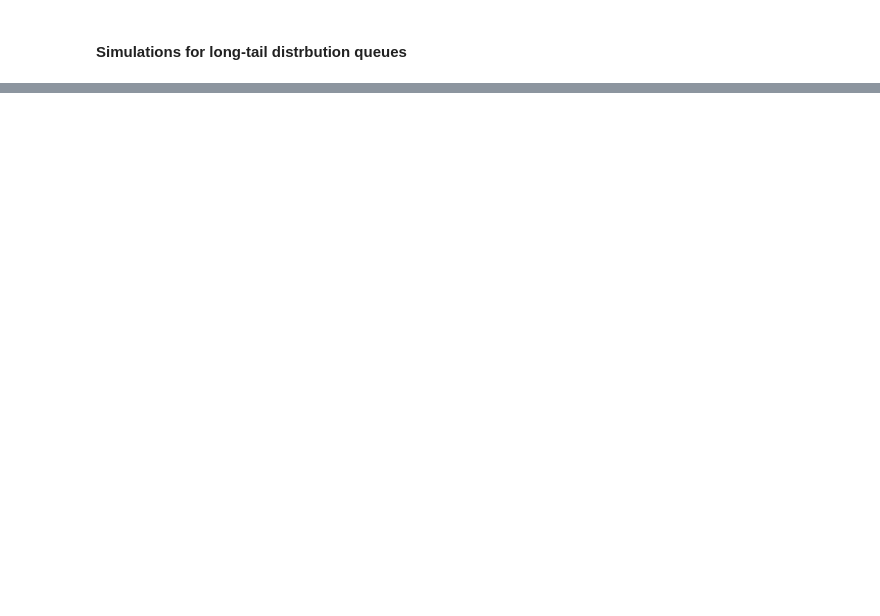
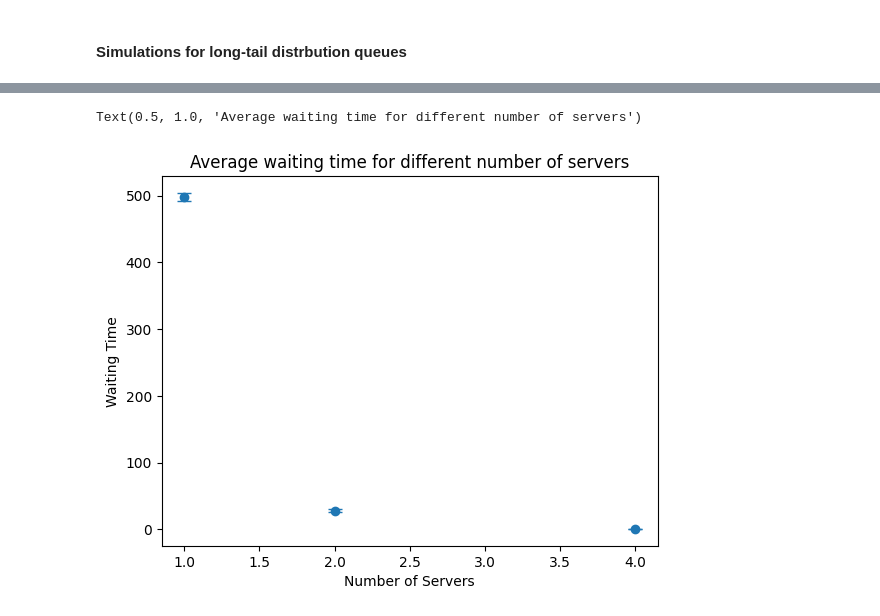
Before and after one commit to sjdronkers/StochSim2, a Jupyter notebook: Analysis.ipynb, the cells around one changed output, grey strips where cells are left out. Drawn from its saved outputs; the diff is of its cells as text; code cells hidden in the pictures; blank space fills up the shorter version.

```diff
--- a/Analysis.ipynb
+++ b/Analysis.ipynb
@@ -437,0 +515,17 @@ class Long_Tail_Servers(object):
+# %%
+def simulation_long_tail(n, no_customers, service_time, arrival_rate, run_time) -> list:
+    env = sim.Environment()
+    servers = Long_Tail_Servers(env, n, service_time)
+    env.process(setup(env, servers, n, no_customers, service_time, arrival_rate))
+    env.run(until=run_time)
+    return servers.waiting_times, servers.service_times
+# %%
+# Base parameters for rho=0.9
+no_customers = 1000
+service_rate = 0.90
+arrival_rate = 1
+total_time = 100000
+
+# Simulation parameters
+no_simulations = 100
+n = [1, 2, 4]
@@ -437,0 +555,8 @@ class Long_Tail_Servers(object):
+# %%
+plt.errorbar(n, means_waiting, yerr=stdev_waiting, fmt='o', capsize=5, label='Data with Error Bars')
+plt.xlabel('Number of Servers')
+plt.ylabel('Waiting Time')
+plt.title('Average waiting time for different number of servers')
+# %% [output]
+Text(0.5, 1.0, 'Average waiting time for different number of servers')
+[figure, added]
```
Also changed, not shown: parts of 13 cells of this notebook.
